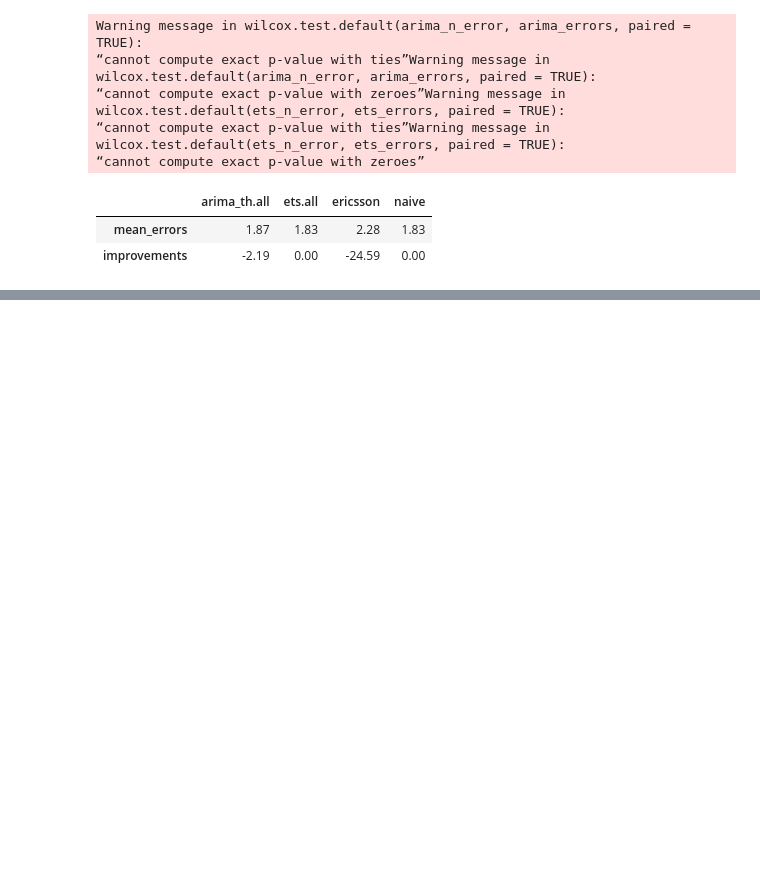
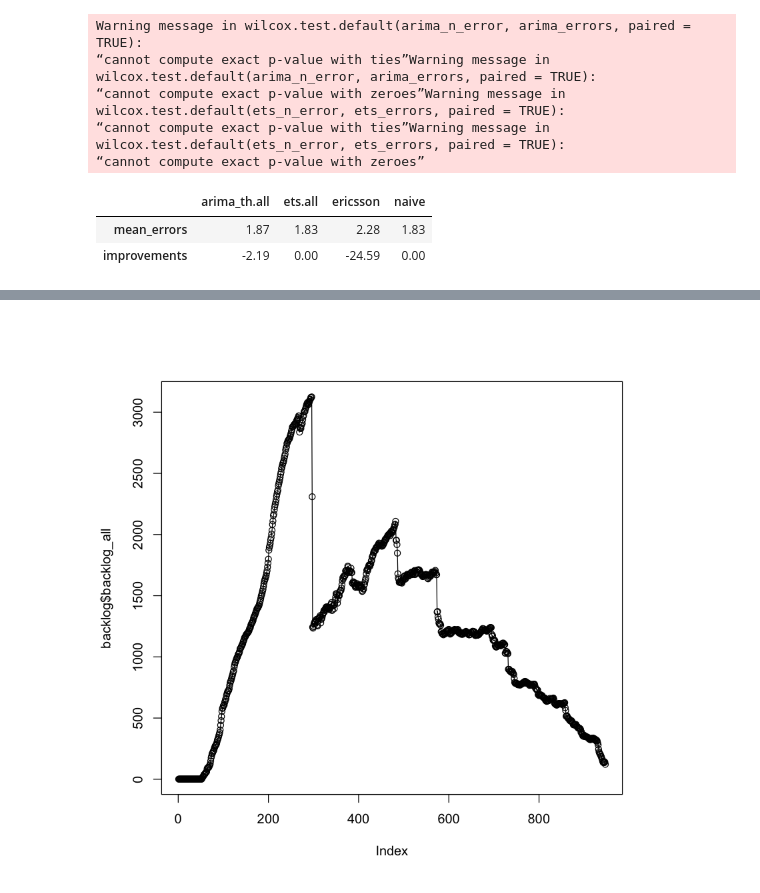
Before and after one commit to paulinaaniola/DefectBacklogPrediction, a Jupyter notebook: Divide backlogs.ipynb, the cells around one changed output, grey strips where cells are left out. Cells and saved outputs as stored; diff of their text form; code cells hidden in the pictures; blank space fills up the shorter version.

```diff
--- a/Divide backlogs.ipynb
+++ b/Divide backlogs.ipynb
@@ -222,0 +258,9 @@ result_file_path
+# %%
+# Mozilla calendar
+backlog = read.csv(file="data/mozilla/calendar/mozilla_calendar_backlog.csv", header=TRUE, sep=",")
+plot(backlog$backlog_all)
+lines(backlog$backlog_all)
+backlog_first_part = backlog %>% filter (number < 295)
+backlog_second_part = backlog %>% filter (number > 296)
+# %% [output]
+[figure, added]
```
Also changed, not shown: parts of 16 cells of this notebook, 24 other files.
